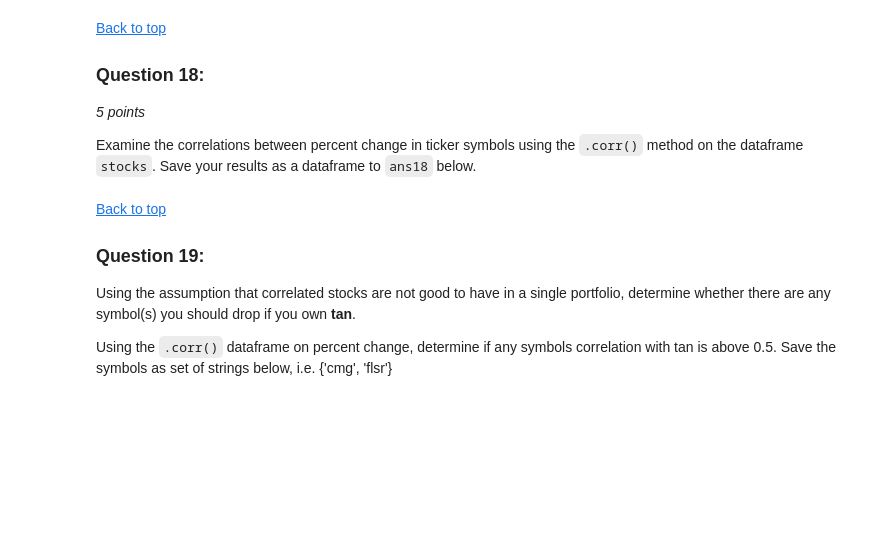
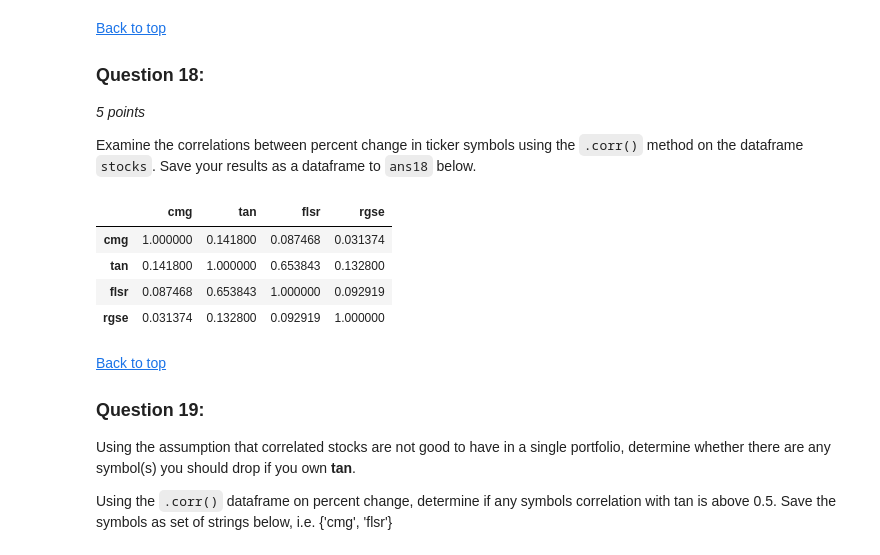
Before and after one commit to alexeimarcilio/Emeritus, a Jupyter notebook: Week10/Module_10_Organizing_and_Analyzing_Data_with_NumPy_and_Pandas.ipynb, the cells around one changed output. Saved outputs shown, nothing was run; the diff lists cells and outputs as text; code cells hidden in the pictures; blank space fills up the shorter version.

```diff
--- a/Week10/Module_10_Organizing_and_Analyzing_Data_with_NumPy_and_Pandas.ipynb
+++ b/Week10/Module_10_Organizing_and_Analyzing_Data_with_NumPy_and_Pandas.ipynb
@@ -655,11 +752,19 @@ Examine the correlations between percent change in ticker symbols using the `.co
 ### GRADED
 
 ### YOUR SOLUTION HERE
-ans18= None
+ans18= stocks.pct_change().corr()
 
 ###
 ### YOUR CODE HERE
 ###
+# %%
+ans18
+# %% [output]
+|  | cmg | tan | flsr | rgse |
+| cmg | 1.000000 | 0.141800 | 0.087468 | 0.031374 |
+| tan | 0.141800 | 1.000000 | 0.653843 | 0.132800 |
+| flsr | 0.087468 | 0.653843 | 1.000000 | 0.092919 |
+| rgse | 0.031374 | 0.132800 | 0.092919 | 1.000000 |
 # %%
 ###
 ### AUTOGRADER TEST - DO NOT REMOVE
```
Also changed, not shown: parts of 12 cells of this notebook, 5 other files.
